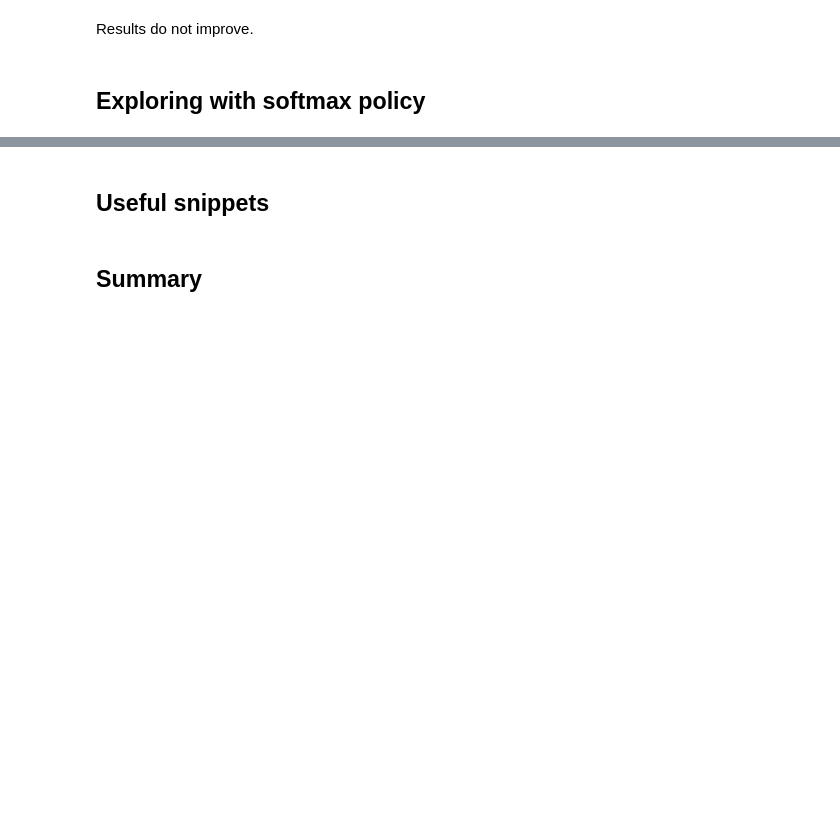
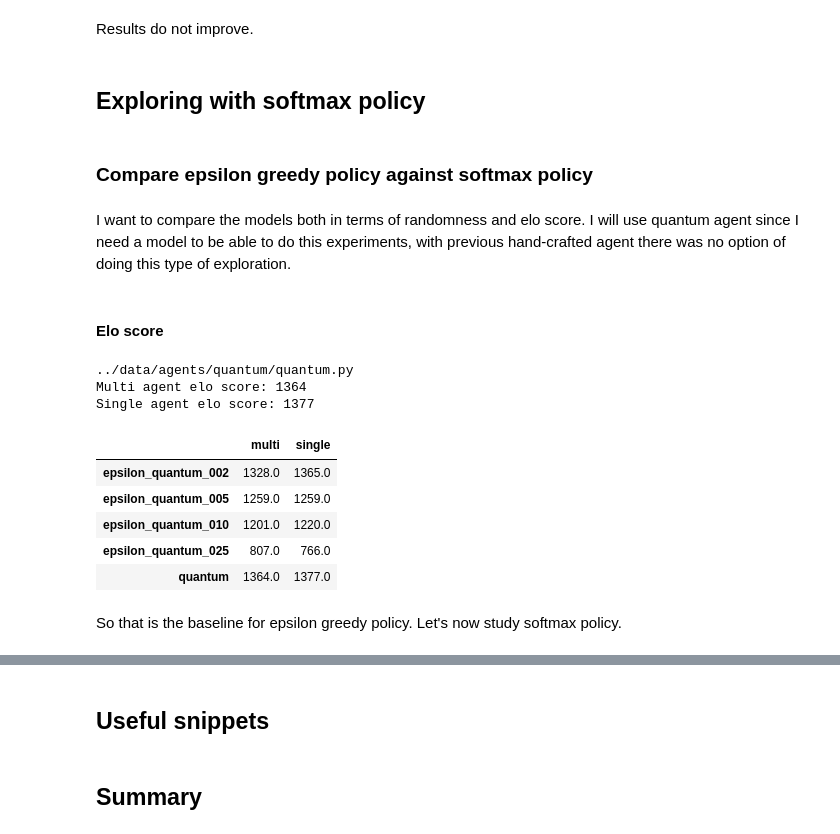
Before and after one commit to ironbar/hungry_geese, a Jupyter notebook: notebooks/006_ladder_of_agents.ipynb, the cells around one changed output, grey strips where cells are left out. Saved outputs shown, nothing was run; the diff lists cells and outputs as text; code cells hidden in the pictures; blank space fills up the shorter version.

```diff
--- a/notebooks/006_ladder_of_agents.ipynb
+++ b/notebooks/006_ladder_of_agents.ipynb
@@ -2120,3 +2120,32 @@ Single agent elo score: 1391
 Results do not improve.
 # %% [markdown]
 ## Exploring with softmax policy
+# %% [markdown]
+### Compare epsilon greedy policy against softmax policy
+# %% [markdown]
+I want to compare the models both in terms of randomness and elo score. I will use quantum agent since I need a model to be able to do this experiments, with previous hand-crafted agent
+there was no option of doing this type of exploration.
+# %% [markdown]
+#### Elo score
+# %%
+agent_filepaths = sorted(glob.glob('../data/agents/quantum/*.py'))
+df = pd.DataFrame()
+for agent_filepath in agent_filepaths:
+    print(df)
+    ret = simple_agent_evaluation(agent_filepath, n_matches=500)
+    name = os.path.splitext(os.path.basename(agent_filepath))[0]
+    df.loc[name, 'multi'] = ret[0]
+    df.loc[name, 'single'] = ret[1]
+df
+# %% [output]
+../data/agents/quantum/quantum.py
+Multi agent elo score: 1364
+Single agent elo score: 1377
+|  | multi | single |
+| epsilon_quantum_002 | 1328.0 | 1365.0 |
+| epsilon_quantum_005 | 1259.0 | 1259.0 |
+| epsilon_quantum_010 | 1201.0 | 1220.0 |
+| epsilon_quantum_025 | 807.0 | 766.0 |
+| quantum | 1364.0 | 1377.0 |
+# %% [markdown]
+So that is the baseline for epsilon greedy policy. Let's now study softmax policy.
```
Also changed, not shown: parts of 19 cells of this notebook, 7 other files.
